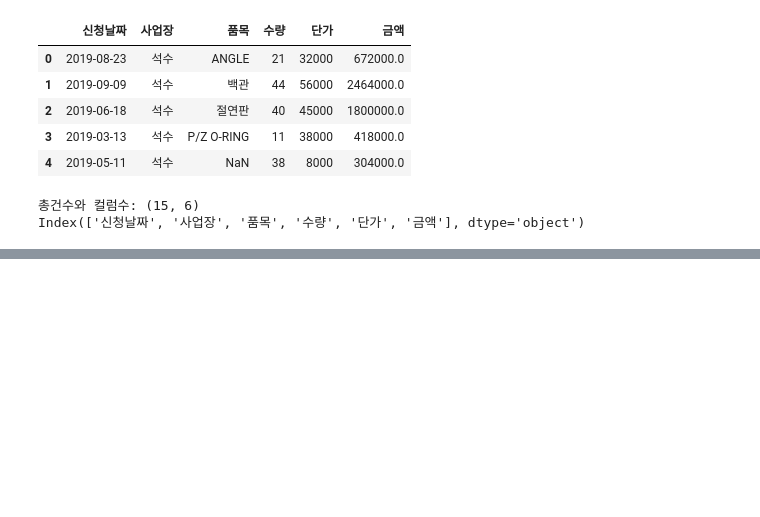
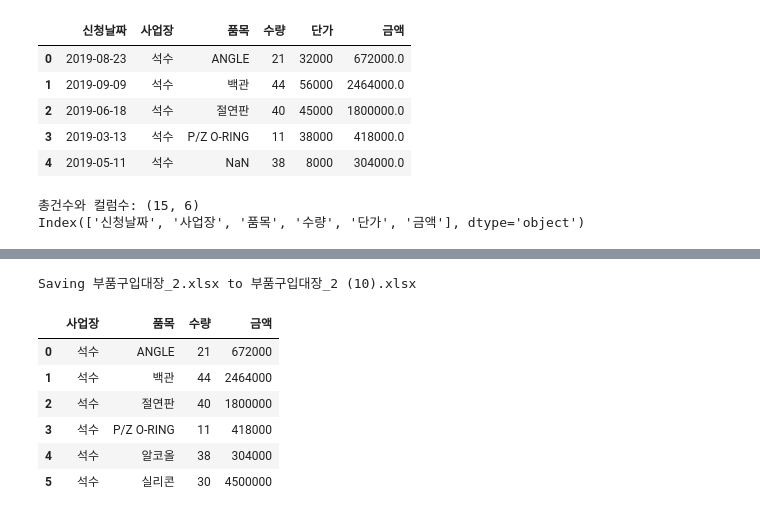
Before and after one commit to sm1118sm/DA, a Jupyter notebook: pandas.ipynb, the cells around one changed output, grey strips where cells are left out. Saved outputs shown, nothing was run; the diff lists cells and outputs as text; code cells hidden in the pictures; blank space fills up the shorter version.

```diff
--- a/pandas.ipynb
+++ b/pandas.ipynb
@@ -42,3 +42,11 @@ Saving DS_부품구입대장.xlsx to DS_부품구입대장 (1).xlsx
 | 4 | 2019-05-11 | 석수 | NaN | 38 | 8000 | 304000.0 |
 총건수와 컬럼수: (15, 6)
 Index(['신청날짜', '사업장', '품목', '수량', '단가', '금액'], dtype='object')
+# %%
+import pandas as pd
+from google.colab import files
+uploaded = files.upload()
+file_name = list(uploaded.keys())[0]
+file1 = pd.read_excel(file_name, skiprows = 3)
+file1[['사업장', '품목', '수량', '금액']].head(6)
+# %% [output]
@@ -44,0 +54,8 @@ Index(['신청날짜', '사업장', '품목', '수량', '단가', '금액'], dty
+Saving 부품구입대장_2.xlsx to 부품구입대장_2 (10).xlsx
+|  | 사업장 | 품목 | 수량 | 금액 |
+| 0 | 석수 | ANGLE | 21 | 672000 |
+| 1 | 석수 | 백관 | 44 | 2464000 |
+| 2 | 석수 | 절연판 | 40 | 1800000 |
+| 3 | 석수 | P/Z O-RING | 11 | 418000 |
+| 4 | 석수 | 알코올 | 38 | 304000 |
+| 5 | 석수 | 실리콘 | 30 | 4500000 |
```
Also changed, not shown: parts of 10 cells of this notebook.
